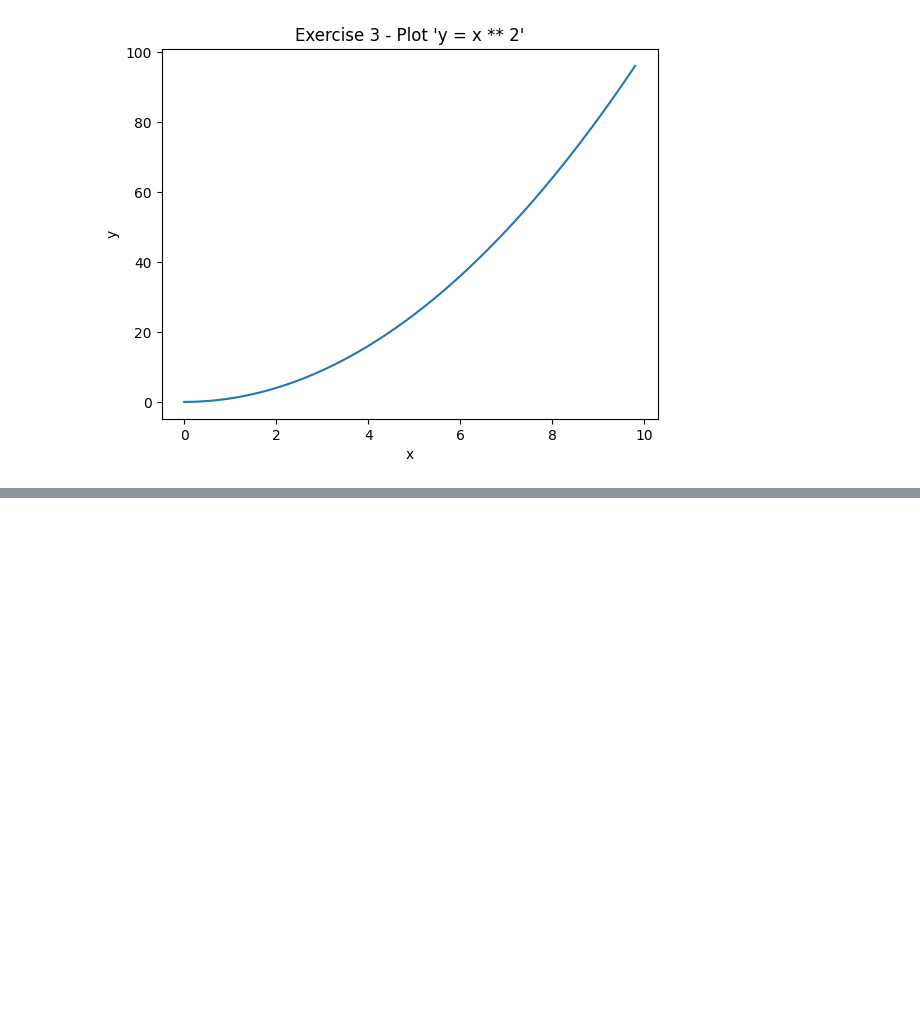
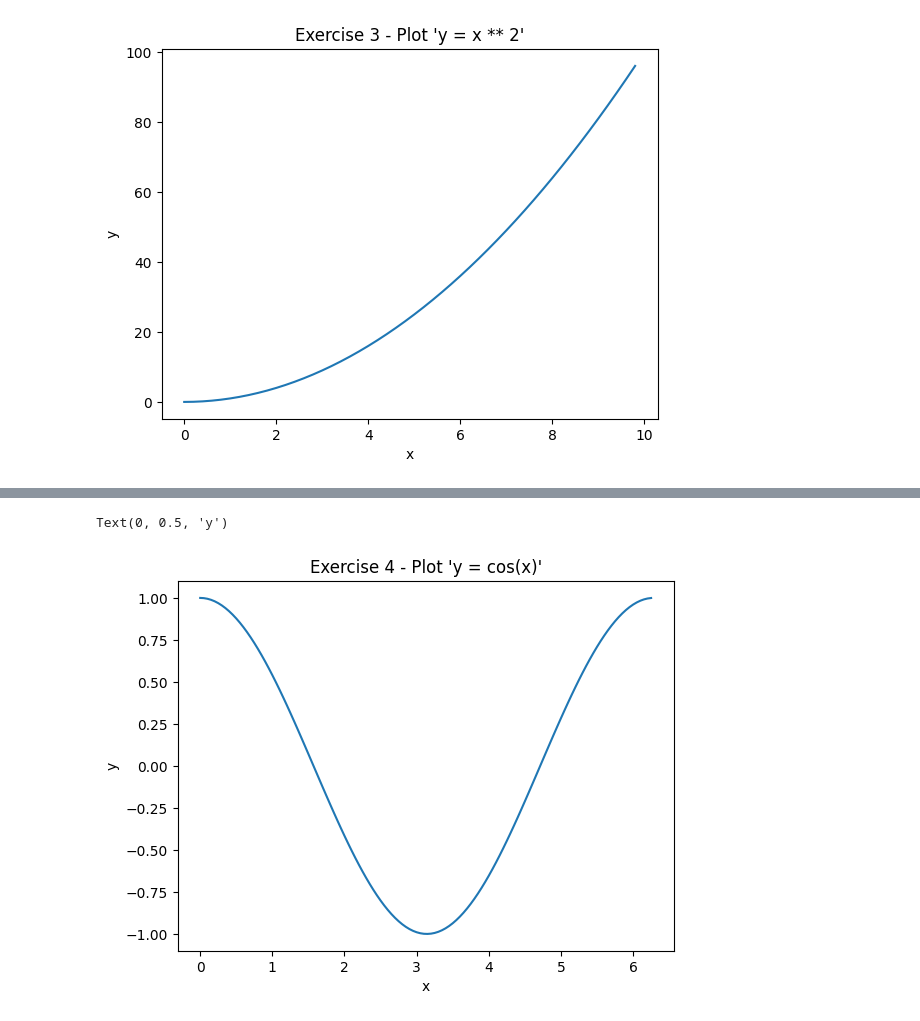
Before and after one commit to izero0324/Scientific-Computing-For-Finance, a Jupyter notebook: lab4/lab4.ipynb, the cells around one changed output, grey strips where cells are left out. Cells and saved outputs as stored; diff of their text form; code cells hidden in the pictures; blank space fills up the shorter version.

```diff
--- a/lab4/lab4.ipynb
+++ b/lab4/lab4.ipynb
@@ -72,0 +99,13 @@ Text(0, 0.5, 'y')
+# %%
+# Build arrays for x and y axis
+array_ex4_x = np.arange(0, 2 * np.pi, 5e-2)
+array_ex4_y = np.cos(array_ex4_x)
+
+# Plot the function
+plt.plot(array_ex4_x, array_ex4_y)
+plt.title("Exercise 4 - Plot 'y = cos(x)'") # add title for the diagram
+plt.xlabel("x")                             # add label for x axis
+plt.ylabel("y")                             # add label for y axis
+# %% [output]
+Text(0, 0.5, 'y')
+[figure, added]
```
Also changed, not shown: parts of 11 cells of this notebook.
